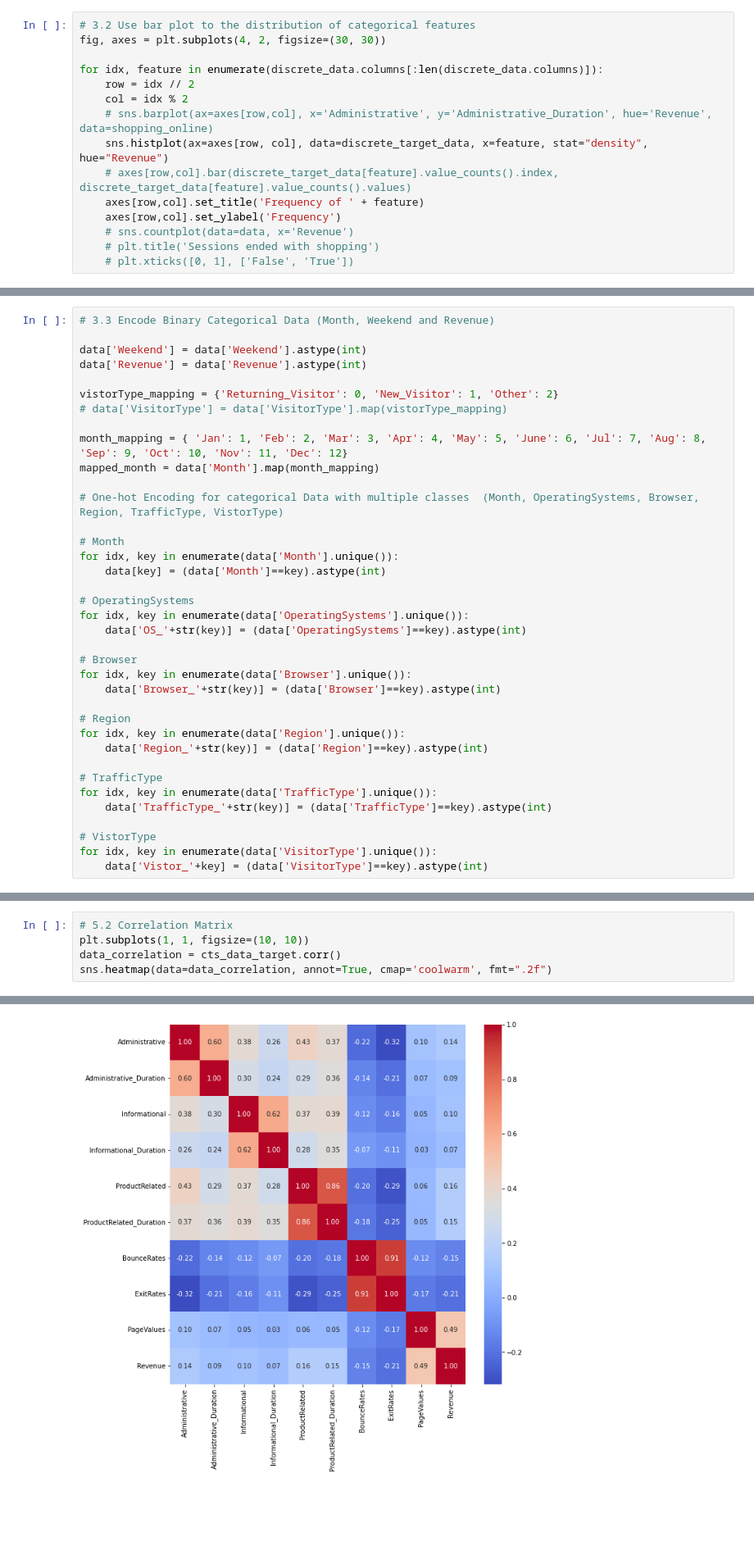
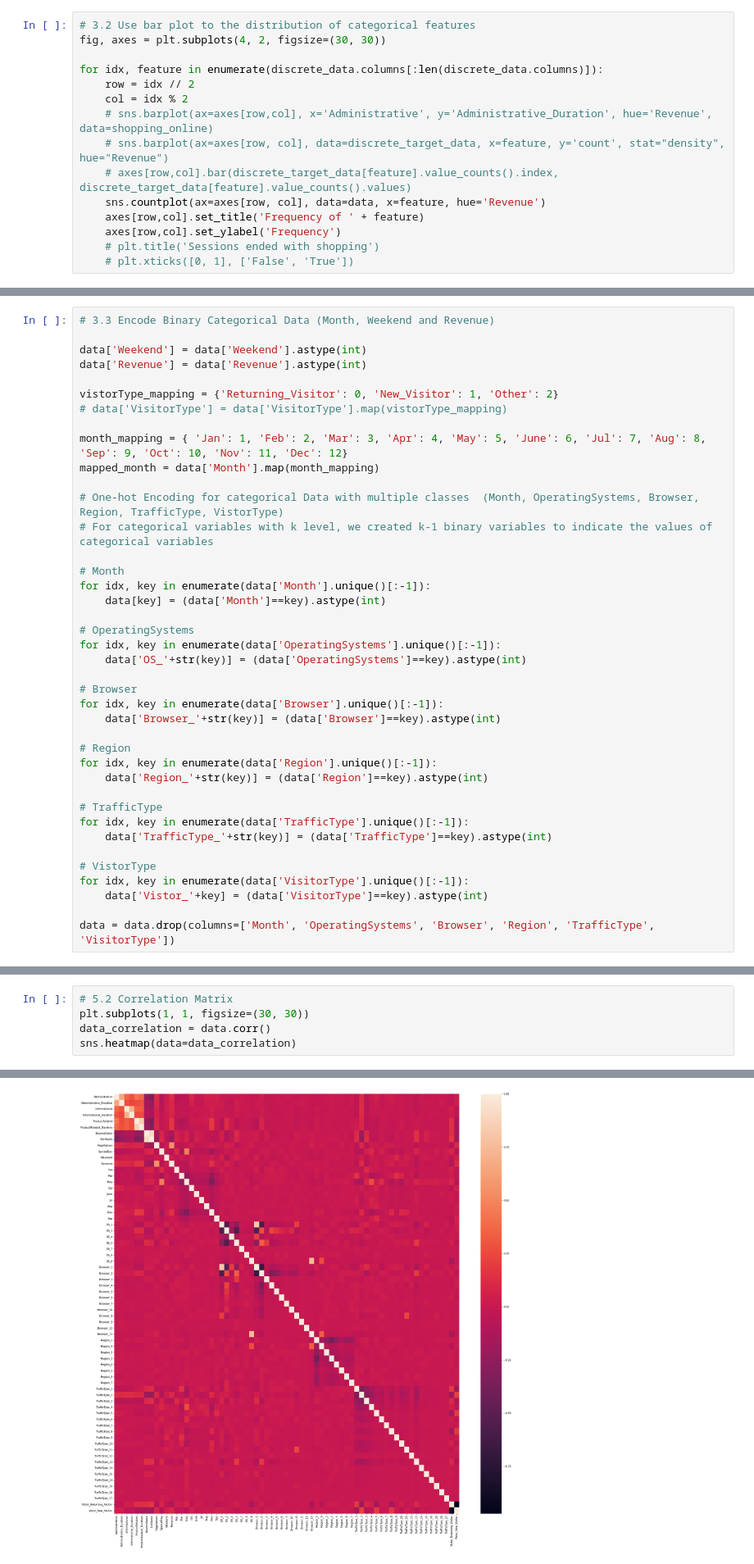
Before and after one commit to hea0516/shopping_intention_classification, a Jupyter notebook: src/data_preprocessing.ipynb, the cells around one changed output, grey strips where cells are left out. Shown at 82% size. Cells and saved outputs as stored; diff of their text form; blank space fills up the shorter version.

Commit message:
Update data processing

```diff
--- a/src/data_preprocessing.ipynb
+++ b/src/data_preprocessing.ipynb
@@ -113,11 +113,11 @@ for idx, feature in enumerate(discrete_data.columns[:len(discrete_data.columns)]
     row = idx // 2
     col = idx % 2
     # sns.barplot(ax=axes[row,col], x='Administrative', y='Administrative_Duration', hue='Revenue', data=shopping_online)
-    sns.histplot(ax=axes[row, col], data=discrete_target_data, x=feature, stat="density", hue="Revenue")
+    # sns.barplot(ax=axes[row, col], data=discrete_target_data, x=feature, y='count', stat="density", hue="Revenue")
     # axes[row,col].bar(discrete_target_data[feature].value_counts().index, discrete_target_data[feature].value_counts().values)
+    sns.countplot(ax=axes[row, col], data=data, x=feature, hue='Revenue')
     axes[row,col].set_title('Frequency of ' + feature)
     axes[row,col].set_ylabel('Frequency')
-    # sns.countplot(data=data, x='Revenue')
     # plt.title('Sessions ended with shopping')
     # plt.xticks([0, 1], ['False', 'True'])
 # %% [output]
@@ -135,30 +135,33 @@ month_mapping = { 'Jan': 1, 'Feb': 2, 'Mar': 3, 'Apr': 4, 'May': 5, 'June': 6, '
 mapped_month = data['Month'].map(month_mapping)
 
 # One-hot Encoding for categorical Data with multiple classes  (Month, OperatingSystems, Browser, Region, TrafficType, VistorType)
+# For categorical variables with k level, we created k-1 binary variables to indicate the values of categorical variables
 
 # Month
-for idx, key in enumerate(data['Month'].unique()):
+for idx, key in enumerate(data['Month'].unique()[:-1]):
     data[key] = (data['Month']==key).astype(int)
 
 # OperatingSystems
-for idx, key in enumerate(data['OperatingSystems'].unique()):
+for idx, key in enumerate(data['OperatingSystems'].unique()[:-1]):
     data['OS_'+str(key)] = (data['OperatingSystems']==key).astype(int)
 
 # Browser
-for idx, key in enumerate(data['Browser'].unique()):
+for idx, key in enumerate(data['Browser'].unique()[:-1]):
     data['Browser_'+str(key)] = (data['Browser']==key).astype(int)
 
 # Region
-for idx, key in enumerate(data['Region'].unique()):
+for idx, key in enumerate(data['Region'].unique()[:-1]):
     data['Region_'+str(key)] = (data['Region']==key).astype(int)
 
 # TrafficType
-for idx, key in enumerate(data['TrafficType'].unique()):
+for idx, key in enumerate(data['TrafficType'].unique()[:-1]):
     data['TrafficType_'+str(key)] = (data['TrafficType']==key).astype(int)
 
 # VistorType
-for idx, key in enumerate(data['VisitorType'].unique()):
+for idx, key in enumerate(data['VisitorType'].unique()[:-1]):
     data['Vistor_'+key] = (data['VisitorType']==key).astype(int)
+
+data = data.drop(columns=['Month', 'OperatingSystems', 'Browser', 'Region', 'TrafficType', 'VisitorType'])
 # %% [markdown]
 # 4. Exploratory Data Analysis
 # %%
@@ -265,8 +293,8 @@ We observed that there is linear relation between BounceRates and ExitRates.
 # %%
 # 5.2 Correlation Matrix
-plt.subplots(1, 1, figsize=(10, 10))
-data_correlation = cts_data_target.corr()
-sns.heatmap(data=data_correlation, annot=True, cmap='coolwarm', fmt=".2f")
+plt.subplots(1, 1, figsize=(30, 30))
+data_correlation = data.corr()
+sns.heatmap(data=data_correlation)
 # %% [output]
 <AxesSubplot:>
-[figure, old version]
+[figure, new version]
```
Also changed, not shown: parts of 18 cells of this notebook, 1 other file.
